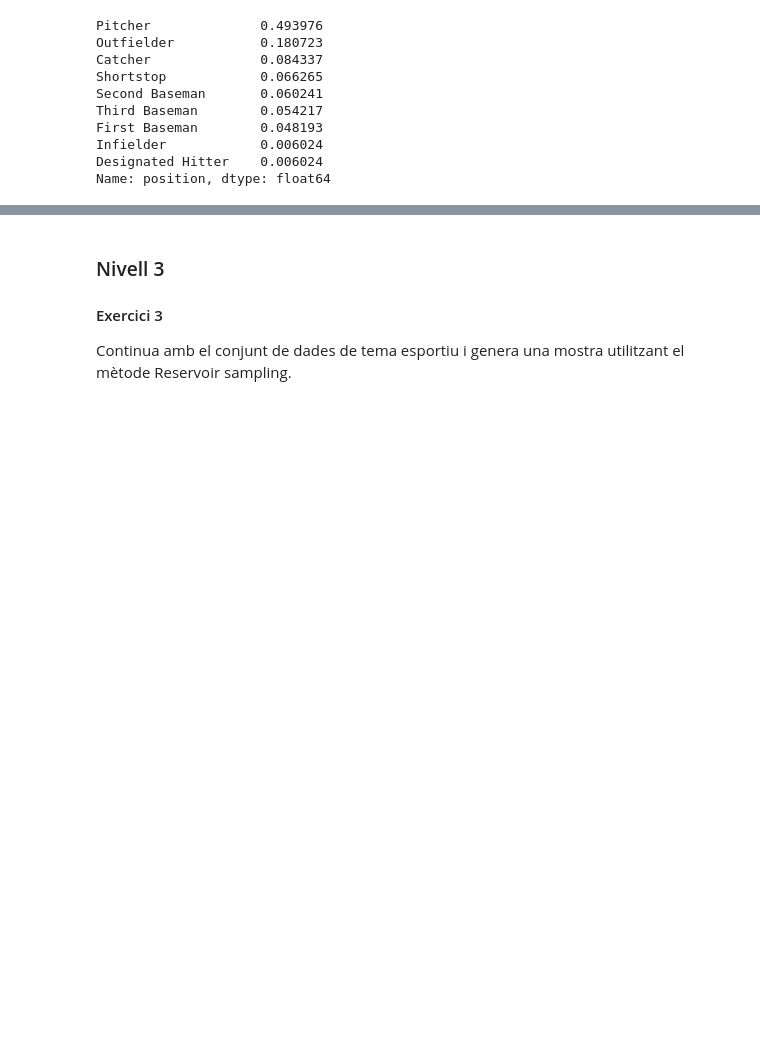
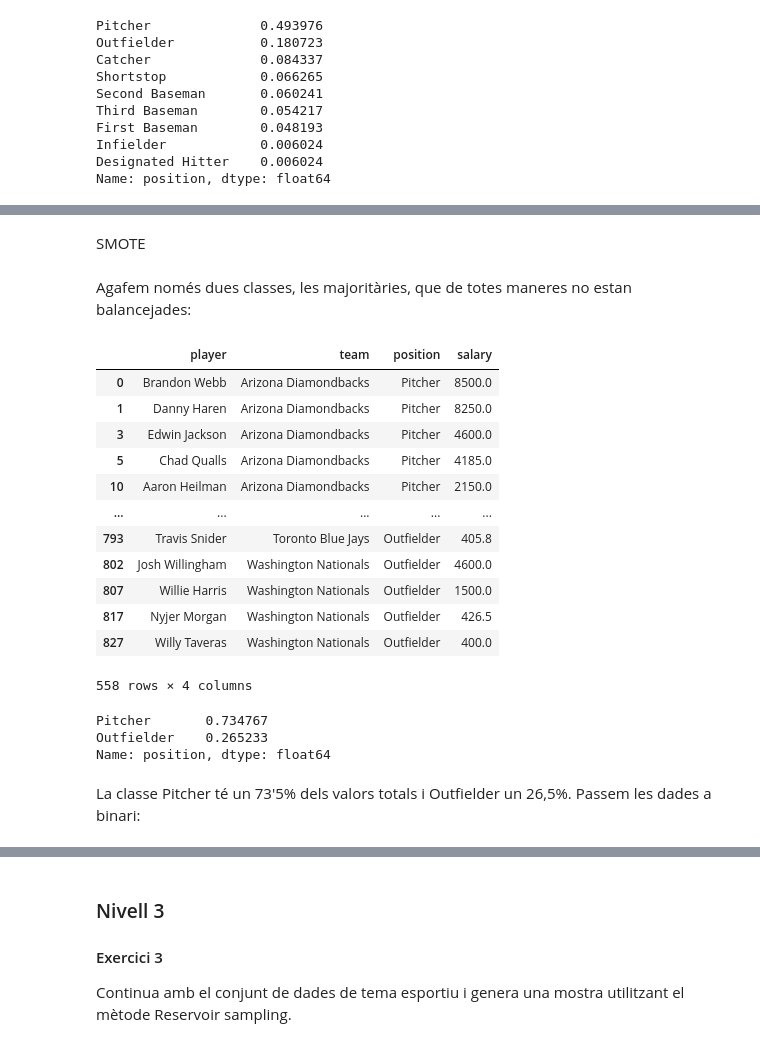
Before and after one commit to arampuig/Sampling, a Jupyter notebook: Tasca Mètodes de Mostreig.ipynb, the cells around one changed output, grey strips where cells are left out. Saved outputs shown, nothing was run; the diff lists cells and outputs as text; code cells hidden in the pictures; blank space fills up the shorter version.

```diff
--- a/Tasca Mètodes de Mostreig.ipynb
+++ b/Tasca Mètodes de Mostreig.ipynb
@@ -202,0 +166,34 @@ Deixem la part de l' SMOTE comentada per resoldreu-ho en futurs sprints
+# %% [markdown]
+SMOTE
+# %% [markdown]
+Agafem només dues classes, les majoritàries, que de totes maneres no estan balancejades:
+# %%
+pitcher = df[df['position']=='Pitcher']
+# %%
+outfielder= df[df['position']=='Outfielder']
+# %%
+df_1 = pd.concat([pitcher, outfielder])
+# %%
+df_1
+# %% [output]
+|  | player | team | position | salary |
+| 0 | Brandon Webb | Arizona Diamondbacks | Pitcher | 8500.0 |
+| 1 | Danny Haren | Arizona Diamondbacks | Pitcher | 8250.0 |
+| 3 | Edwin Jackson | Arizona Diamondbacks | Pitcher | 4600.0 |
+| 5 | Chad Qualls | Arizona Diamondbacks | Pitcher | 4185.0 |
+| 10 | Aaron Heilman | Arizona Diamondbacks | Pitcher | 2150.0 |
+| ... | ... | ... | ... | ... |
+| 793 | Travis Snider | Toronto Blue Jays | Outfielder | 405.8 |
+| 802 | Josh Willingham | Washington Nationals | Outfielder | 4600.0 |
+| 807 | Willie Harris | Washington Nationals | Outfielder | 1500.0 |
+| 817 | Nyjer Morgan | Washington Nationals | Outfielder | 426.5 |
+| 827 | Willy Taveras | Washington Nationals | Outfielder | 400.0 |
+558 rows × 4 columns
+# %%
+df_1['position'].value_counts(normalize=True)
+# %% [output]
+Pitcher       0.734767
+Outfielder    0.265233
+Name: position, dtype: float64
+# %% [markdown]
+La classe Pitcher té un 73'5% dels valors totals i Outfielder un 26,5%. Passem les dades a binari:
```
Also changed, not shown: parts of 20 cells of this notebook.
